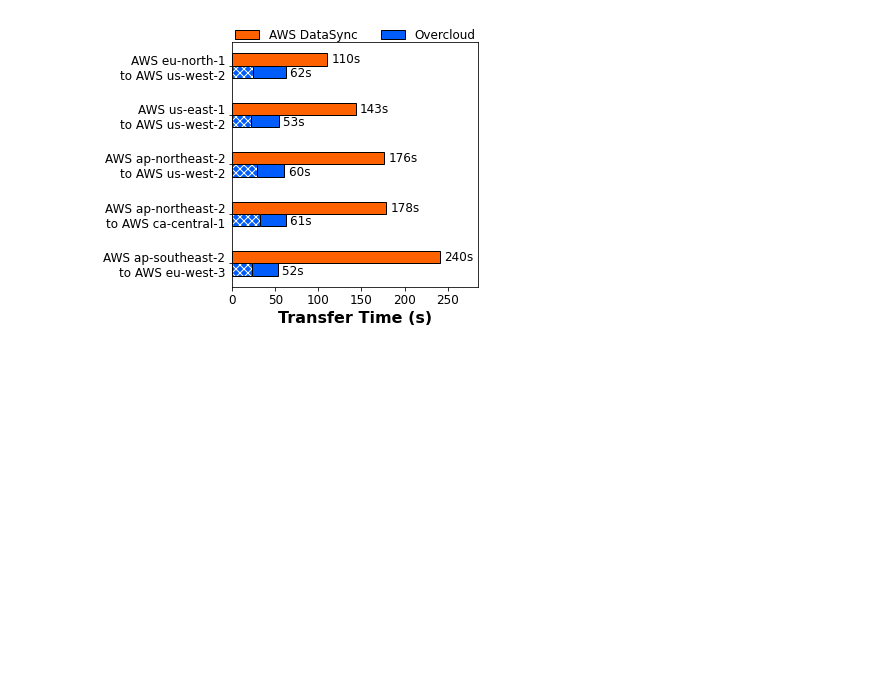
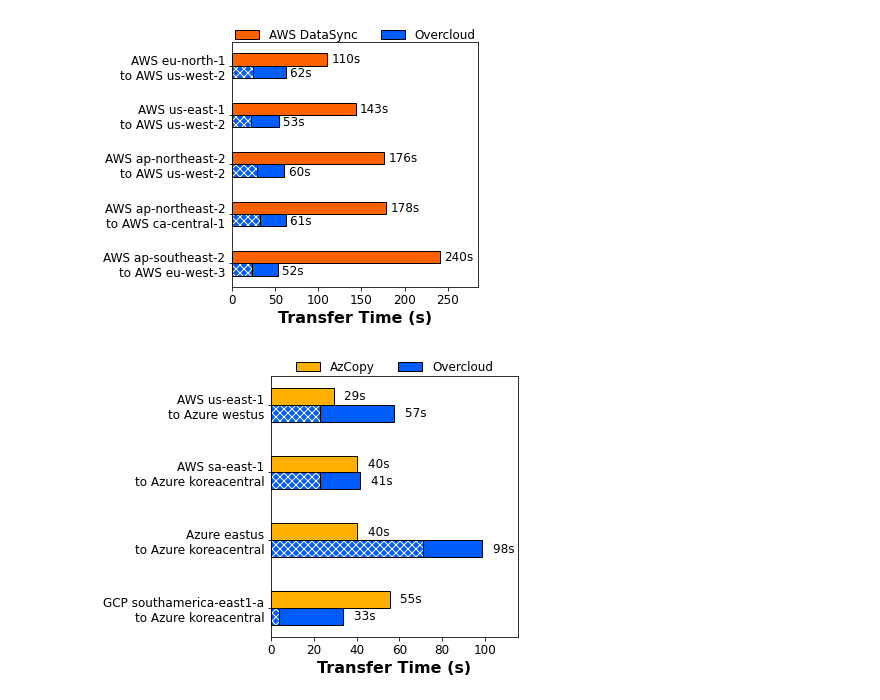
Before and after one commit to skyplane-project/skyplane, a Jupyter notebook: nb/02-10-22_baseline_results_replot.ipynb, the cells around one changed output. Saved outputs shown, nothing was run; the diff lists cells and outputs as text; code cells hidden in the pictures; blank space fills up the shorter version.

```diff
--- a/nb/02-10-22_baseline_results_replot.ipynb
+++ b/nb/02-10-22_baseline_results_replot.ipynb
@@ -344,3 +393,56 @@ with plt.style.context({"figure.figsize": (4.75 * 0.6, 7.5 * 0.6), "font.size":
     fig.savefig(figure_dir / "aws_datasync.pdf", dpi=300, bbox_inches="tight")
 # %% [output]
 [figure]
+# %%
+df_fig3 = df[df.fig_idx == 3].sort_values(by=["azcopy_time"], ascending=False)
+
+# colors = plt.rcParams["axes.prop_cycle"].by_key()["color"]
+# colors = ["#FFB000", "#dc267f", "#648fff", "#785ef0", "#fe6100"]
+cblue = "#005cfa"
+cblue_light = "#005cfa"
+cpurple = "#785ef0"
+cmagenta = "#dc267f"
+corange = "#fe6100"
+cyellow = "#ffb000"
+cgreen = "#24a148"
+
+with plt.style.context({"figure.figsize": (4.75 * 0.6, 8 * 0.6), "font.size": 12}):
+    fig, ax = plt.subplots()
+    ax.set_xlabel("Transfer Time (s)", fontsize=16, fontweight="bold")
+    fig.set_facecolor("w")
+
+    width = 0.25
+    for x, (_, row) in enumerate(df_fig3.iterrows()):
+        # plot bar for gcp_cloudtransfer_time
+        point = row["azcopy_time"]
+        ax.barh(x + 1.5 * width, point, width, color=cyellow, edgecolor="black", alpha=1, label="AzCopy")
+        ax.text(point + 5, x + 1.5 * width, f"{int(point)}s".ljust(4), fontsize=12, ha="left", va="center")
+
+        # plot stacked bar for skylark_overlay_gbps with stacked bar for skylark_random_gbps
+        point = row["skylark_overlay_time"]
+        point_objstore = row["skylark_overlay_time"] - row["skylark_random_time"]
+        ax.barh(x + 0.5 * width, point, width, color=cblue, edgecolor="black", alpha=1, label="Overcloud")
+        ax.barh(x + 0.5 * width, point_objstore, width, color=cblue, edgecolor="white", alpha=1, hatch="xxx")
+        ax.barh(x + 0.5 * width, point_objstore, width, color="none", edgecolor="black", alpha=1)
+        ax.text(point + 5, x + 0.5 * width, f"{int(point)}s".ljust(4), fontsize=12, ha="left", va="center")
+    ax.set_xlim(0, df_fig3["azcopy_time"].max() + 60)
+
+    # render bar_label as x-axis label
+    ax.set_yticks(np.arange(len(df_fig3)) + width)
+    ax.set_yticklabels(df_fig3["bar_label"], rotation=0, fontsize=12)
+    # show legend over bar chart with 3 columns
+    handles, labels = ax.get_legend_handles_labels()
+    ax.legend(
+        handles[:2],
+        labels[:2],
+        loc="upper center",
+        bbox_to_anchor=(0.5, 1.1),
+        ncol=2,
+        frameon=False,
+    )
+    fig.subplots_adjust(left=-0.1, right=1.1)
+    fig.show()
+    fig.savefig(figure_dir / "azcopy.png", dpi=300, bbox_inches="tight")
+    fig.savefig(figure_dir / "azcopy.pdf", dpi=300, bbox_inches="tight")
+# %% [output]
+[figure, added]
```
Also changed, not shown: parts of 1 cell of this notebook, 3 other files.
